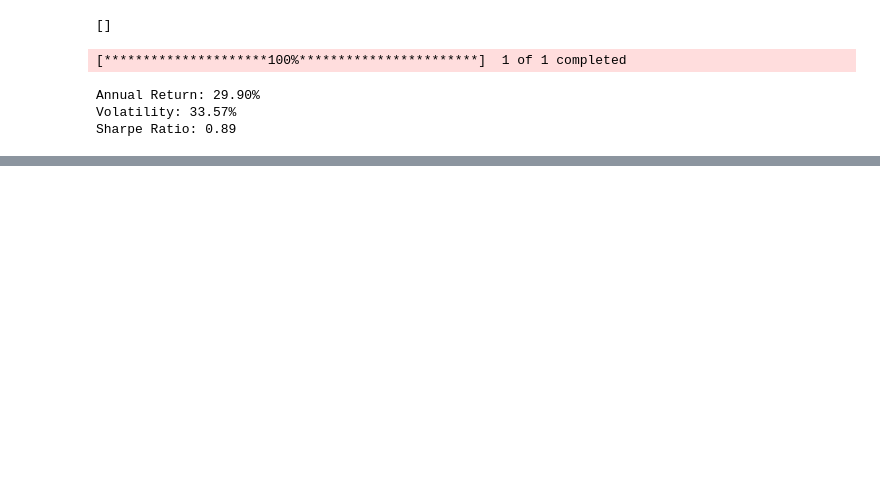
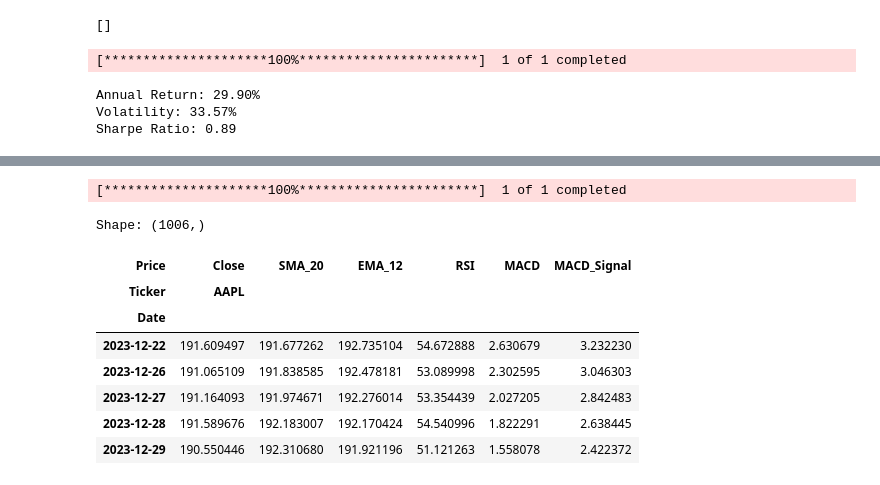
Before and after one commit to Hermella-A/news-sentiment-analysis, a Jupyter notebook: notebooks/technical_indicators.ipynb, the cells around one changed output, grey strips where cells are left out. Cells and saved outputs as stored; diff of their text form; code cells hidden in the pictures; blank space fills up the shorter version.

Commit message:
add notebook outputs for TA-Lib indicators

```diff
--- a/notebooks/technical_indicators.ipynb
+++ b/notebooks/technical_indicators.ipynb
@@ -223,0 +203,36 @@ aapl[['Close', 'SMA_20', 'EMA_12', 'RSI', 'MACD', 'MACD_Signal']].tail()
+# %%
+import talib
+import yfinance as yf
+import numpy as np
+
+# Download data
+aapl = yf.download('AAPL', start='2020-01-01', end='2024-01-01')
+
+# Extract close prices, drop NaNs, flatten to 1D, convert to float64
+close_array = aapl['Close'].dropna().values.flatten().astype(np.float64)
+
+print("Shape:", close_array.shape)  # Should be (1006,) not (1006,1)
+
+# TA‑Lib indicators
+aapl['SMA_20'] = talib.SMA(close_array, timeperiod=20)
+aapl['EMA_12'] = talib.EMA(close_array, timeperiod=12)
+aapl['RSI'] = talib.RSI(close_array, timeperiod=14)
+
+macd, signal, hist = talib.MACD(close_array, fastperiod=12, slowperiod=26, signalperiod=9)
+aapl['MACD'] = macd
+aapl['MACD_Signal'] = signal
+aapl['MACD_Hist'] = hist
+
+# Verify
+aapl[['Close', 'SMA_20', 'EMA_12', 'RSI', 'MACD', 'MACD_Signal']].tail()
+# %% [output]
+[*********************100%***********************]  1 of 1 completed
+Shape: (1006,)
+| Price | Close | SMA_20 | EMA_12 | RSI | MACD | MACD_Signal |
+| Ticker | AAPL |  |  |  |  |  |
+| Date |  |  |  |  |  |  |
+| 2023-12-22 | 191.609497 | 191.677262 | 192.735104 | 54.672888 | 2.630679 | 3.232230 |
+| 2023-12-26 | 191.065109 | 191.838585 | 192.478181 | 53.089998 | 2.302595 | 3.046303 |
+| 2023-12-27 | 191.164093 | 191.974671 | 192.276014 | 53.354439 | 2.027205 | 2.842483 |
+| 2023-12-28 | 191.589676 | 192.183007 | 192.170424 | 54.540996 | 1.822291 | 2.638445 |
+| 2023-12-29 | 190.550446 | 192.310680 | 191.921196 | 51.121263 | 1.558078 | 2.422372 |
```
Also changed, not shown: parts of 5 cells of this notebook.
